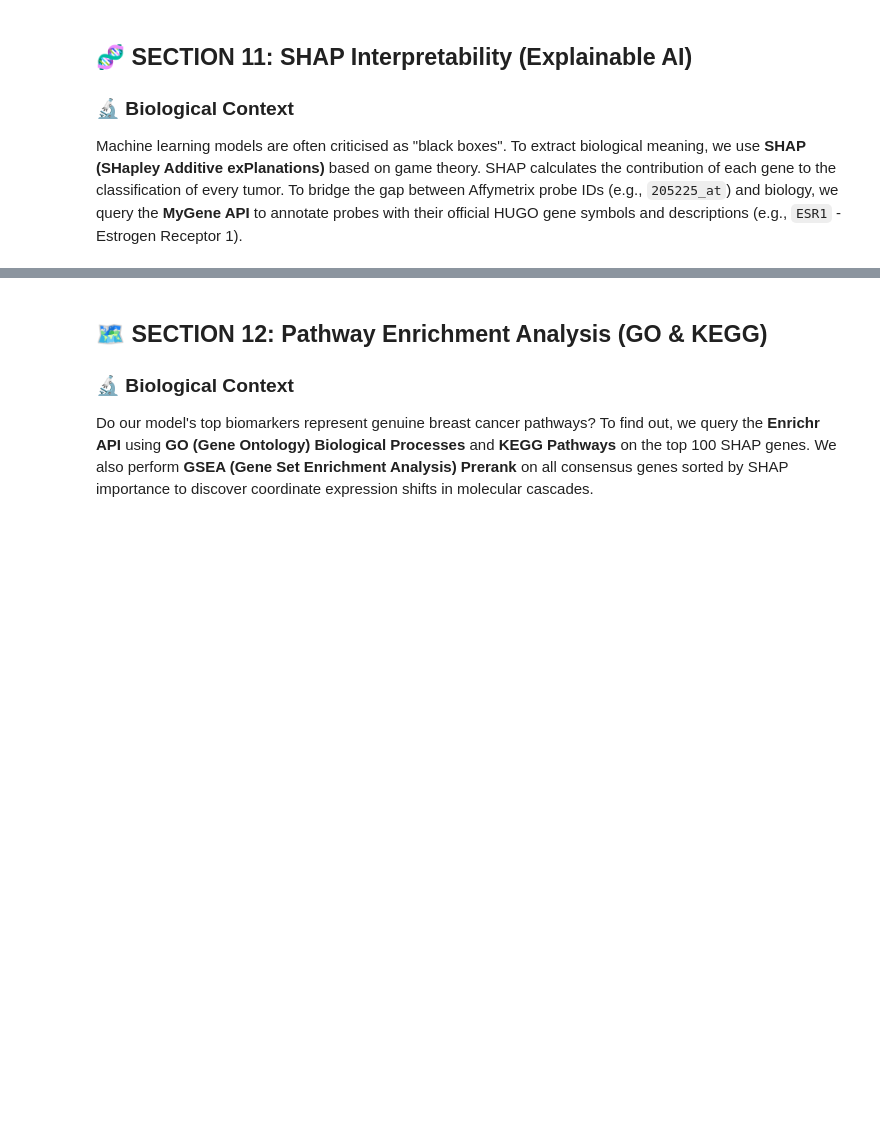
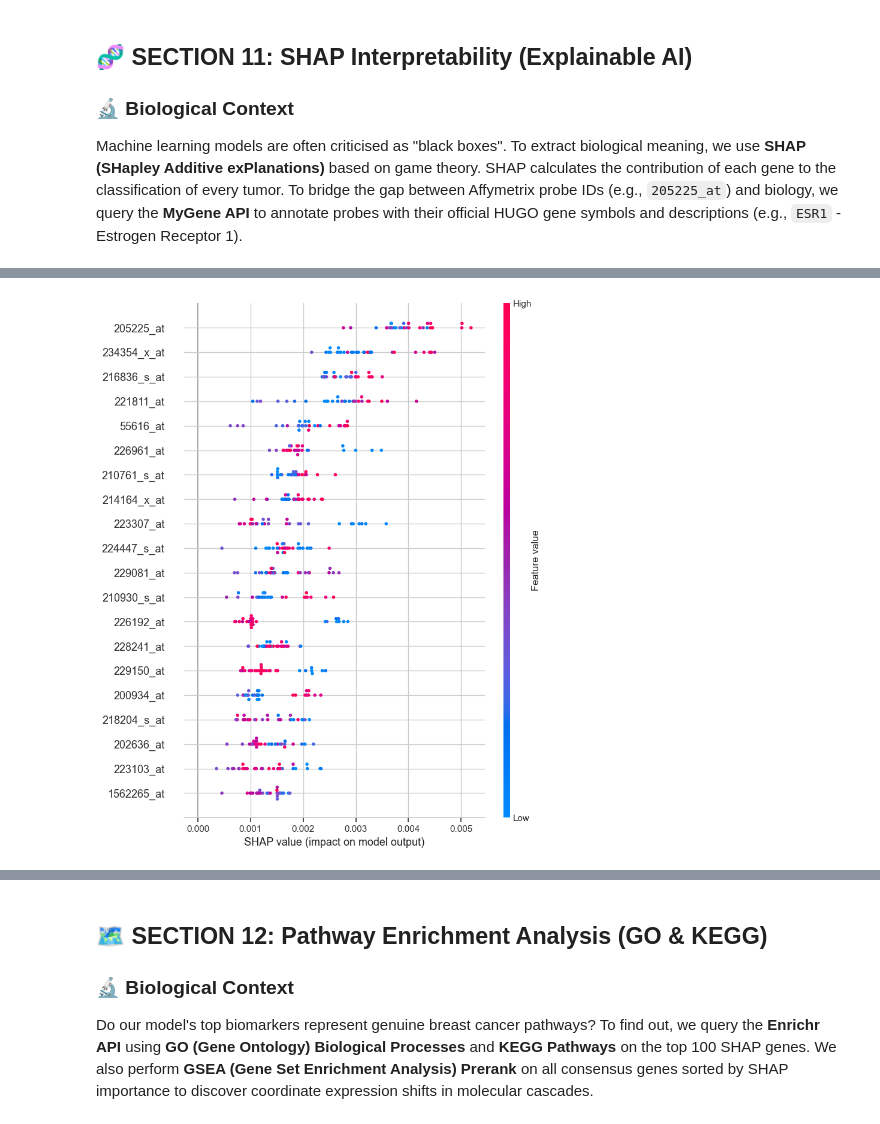
Before and after one commit to shubhamkjha369/OncoResolve-Breast-Cancer-Transcriptomics, a Jupyter notebook: Breast-Cancer-Transcriptomics-ML-Pipeline/notebooks/Breast_Cancer_ML_Pipeline.ipynb, the cells around one changed output, grey strips where cells are left out. Saved outputs shown, nothing was run; the diff lists cells and outputs as text; code cells hidden in the pictures; blank space fills up the shorter version.

```diff
--- a/Breast-Cancer-Transcriptomics-ML-Pipeline/notebooks/Breast_Cancer_ML_Pipeline.ipynb
+++ b/Breast-Cancer-Transcriptomics-ML-Pipeline/notebooks/Breast_Cancer_ML_Pipeline.ipynb
@@ -1654,0 +2084,15 @@ np.save(ARTIFACT_DIR / "shap_values.npy", shap_values)
+# %%
+# SHAP values averaged across classes
+if shap_arr.ndim == 3:
+    shap_summary = np.mean(np.abs(shap_arr), axis=2)
+else:
+    shap_summary = np.mean(np.abs(shap_arr), axis=0)
+
+shap.summary_plot(
+    shap_summary,
+    X_test_c,
+    feature_names=consensus_genes,
+    max_display=20
+)
+# %% [output]
+[figure, added]
```
Also changed, not shown: parts of 20 cells of this notebook, 6 other files.
